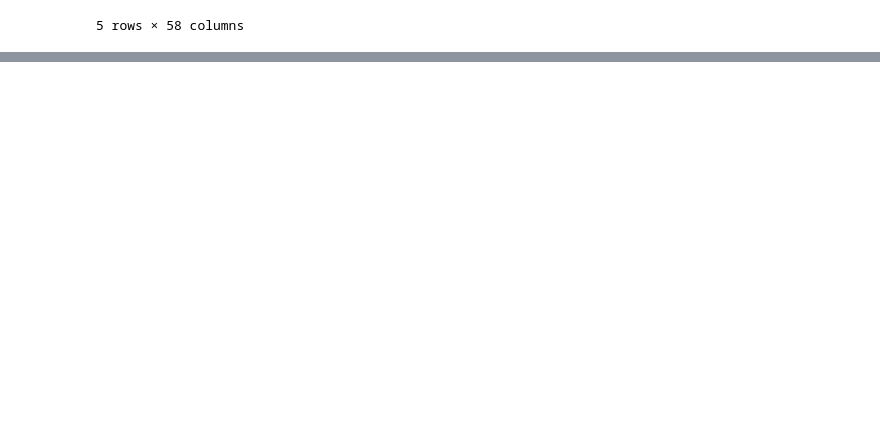
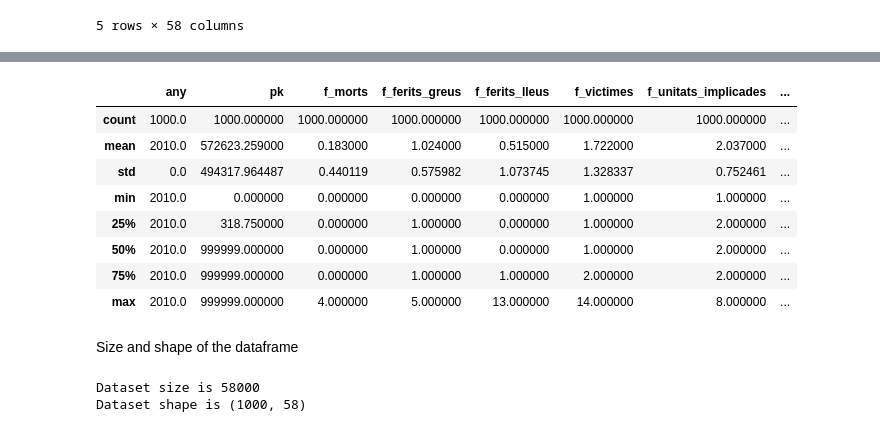
Before and after one commit to andresvarq/Applied-Data-Science-capstone, a Jupyter notebook: capstone-project.ipynb, the cells around one changed output, grey strips where cells are left out. Drawn from its saved outputs; the diff is of its cells as text; code cells hidden in the pictures; blank space fills up the shorter version.

```diff
--- a/capstone-project.ipynb
+++ b/capstone-project.ipynb
@@ -48,0 +72,25 @@ df.head()
+# %%
+# Description of the dataframe
+df.describe()
+# %% [output]
+|  | any | pk | f_morts | f_ferits_greus | f_ferits_lleus | f_victimes | f_unitats_implicades | ... |
+| count | 1000.0 | 1000.000000 | 1000.000000 | 1000.000000 | 1000.000000 | 1000.000000 | 1000.000000 | ... |
+| mean | 2010.0 | 572623.259000 | 0.183000 | 1.024000 | 0.515000 | 1.722000 | 2.037000 | ... |
+| std | 0.0 | 494317.964487 | 0.440119 | 0.575982 | 1.073745 | 1.328337 | 0.752461 | ... |
+| min | 2010.0 | 0.000000 | 0.000000 | 0.000000 | 0.000000 | 1.000000 | 1.000000 | ... |
+| 25% | 2010.0 | 318.750000 | 0.000000 | 1.000000 | 0.000000 | 1.000000 | 2.000000 | ... |
+| 50% | 2010.0 | 999999.000000 | 0.000000 | 1.000000 | 0.000000 | 1.000000 | 2.000000 | ... |
+| 75% | 2010.0 | 999999.000000 | 0.000000 | 1.000000 | 1.000000 | 2.000000 | 2.000000 | ... |
+| max | 2010.0 | 999999.000000 | 4.000000 | 5.000000 | 13.000000 | 14.000000 | 8.000000 | ... |
+# %% [markdown]
+Size and shape of the dataframe
+# %%
+# Data size
+print('Dataset size is', df.size)
+
+
+# Data shape
+print('Dataset shape is', df.shape)
+# %% [output]
+Dataset size is 58000
+Dataset shape is (1000, 58)
```
Also changed, not shown: parts of 18 cells of this notebook.
